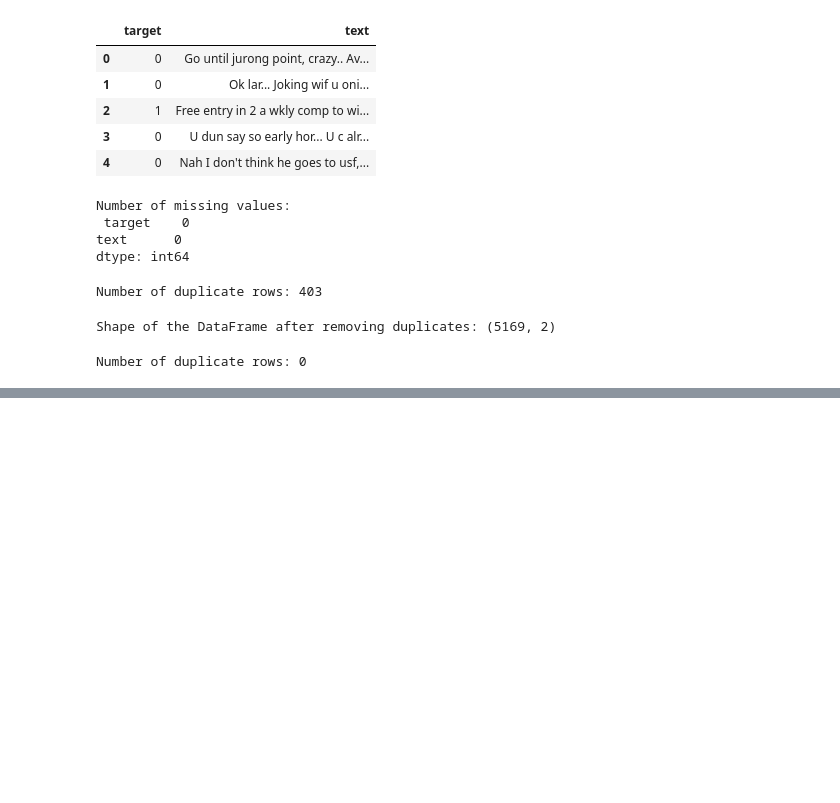
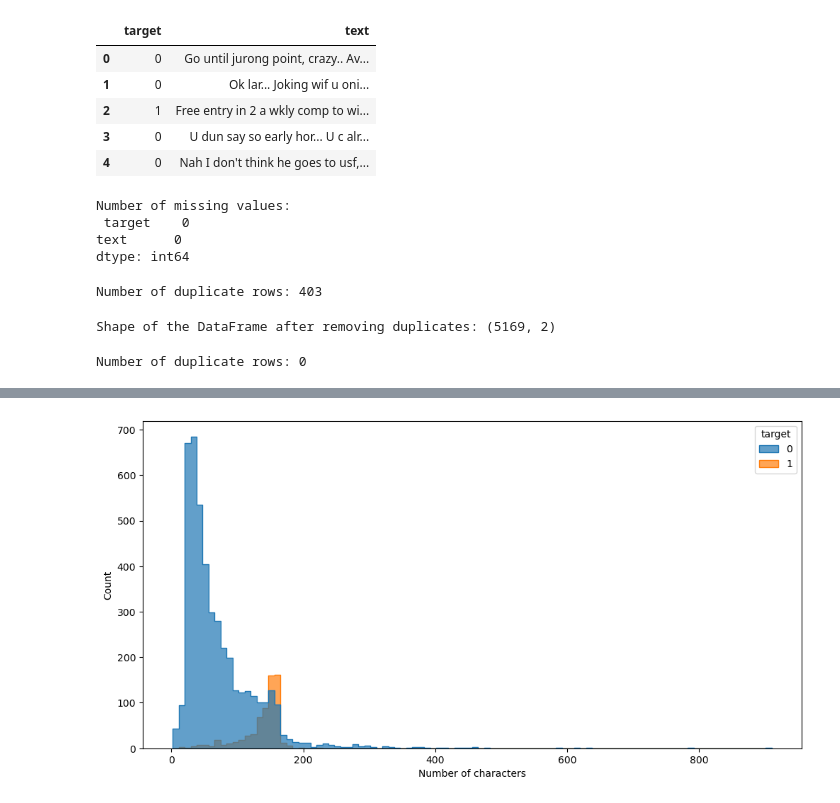
Before and after one commit to pChitral/SMS-Spam-Classifier, a Jupyter notebook: sms_classifier.ipynb, the cells around one changed output, grey strips where cells are left out. Saved outputs shown, nothing was run; the diff lists cells and outputs as text; code cells hidden in the pictures; blank space fills up the shorter version.

Commit message:
starting data preprocessing

```diff
--- a/sms_classifier.ipynb
+++ b/sms_classifier.ipynb
@@ -123,0 +160,21 @@ Number of duplicate rows: 0
+# %%
+# Define a lambda function to count the number of characters in a text
+def count_characters(x): return len(x)
+
+
+# Apply the lambda function to the text column and store the result in a new column called num_characters
+df['num_characters'] = df['text'].apply(count_characters)
+# %%
+# Define a lambda function to count the number of words in a text
+def count_words(x): return len(nltk.word_tokenize(x))
+
+
+# Apply the lambda function to the text column and store the result in a new column called num_words
+df['num_words'] = df['text'].apply(count_words)
+# %%
+# Define a lambda function to count the number of sentences in a text
+def count_sentences(x): return len(nltk.sent_tokenize(x))
+
+
+# Apply the lambda function to the text column and store the result in a new column called num_sentences
+df['num_sentences'] = df['text'].apply(count_sentences)
@@ -123,0 +255,11 @@ Number of duplicate rows: 0
+# %%
+plt.figure(figsize=(12, 6))
+sns.histplot(data=df, x='num_characters', hue='target',
+             element='step', alpha=0.7, bins=100)
+
+# Add x and y labels to the plot
+plt.xlabel('Number of characters')
+plt.ylabel('Count')
+plt.show()
+# %% [output]
+[figure, added]
```
Also changed, not shown: parts of 21 cells of this notebook.
